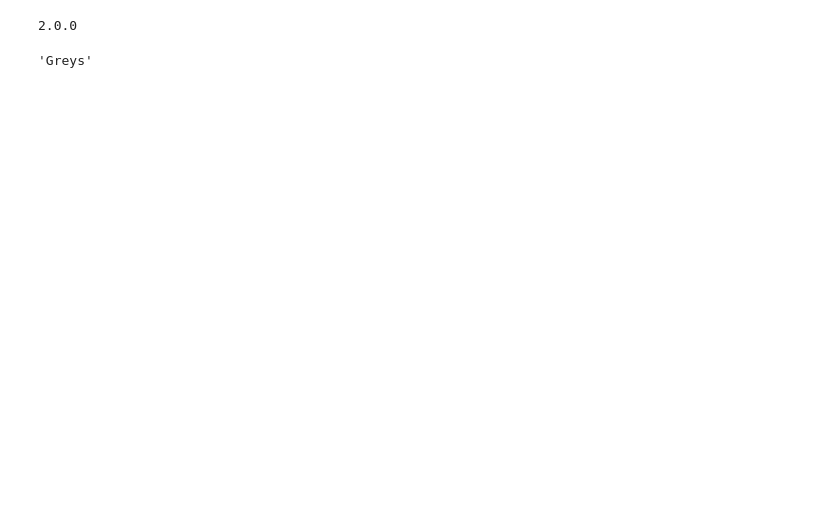
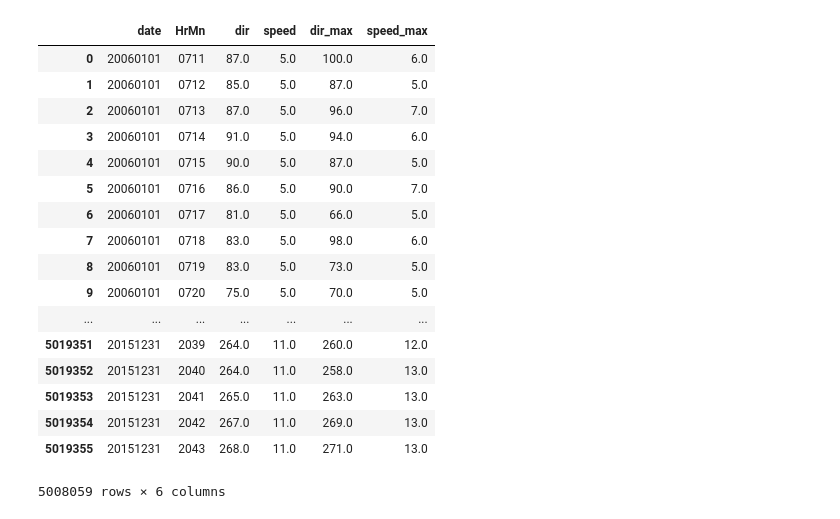
Before and after one commit to cqcn1991/Wind-Speed-Analysis, a Jupyter notebook: playground.ipynb, the cells around one changed output. Drawn from its saved outputs; the diff is of its cells as text; code cells hidden in the pictures; blank space fills up the shorter version.

```diff
--- a/playground.ipynb
+++ b/playground.ipynb
@@ -9,11 +9,33 @@ from helpers.parallel_helper import *
 load_libs()
 # %% [output]
 [interactive output not drawn]
-# %%
-print(mpl.__version__)
-# %% [output]
-2.0.0
-# %%
-mpl.rcParams['image.cmap']
-# %% [output]
-'Greys'
+# %%
+df = pd.read_csv('DSM/DSM.csv',header=0, skipinitialspace=True, dtype={'HrMn': object})
+# %%
+df['speed']=pd.to_numeric(df['speed'], downcast='integer', errors='coerce')
+df['dir']=pd.to_numeric(df['dir'], downcast='integer', errors='coerce')
+df['dir_max']=pd.to_numeric(df['dir_max'], downcast='integer', errors='coerce')
+df['speed_max']=pd.to_numeric(df['speed_max'], downcast='integer', errors='coerce')
+df = df.dropna()
+# %%
+df=df[['date','HrMn','dir','speed','dir_max','speed_max']]
+df
+# %% [output]
+|  | date | HrMn | dir | speed | dir_max | speed_max |
+| 0 | 20060101 | 0711 | 87.0 | 5.0 | 100.0 | 6.0 |
+| 1 | 20060101 | 0712 | 85.0 | 5.0 | 87.0 | 5.0 |
+| 2 | 20060101 | 0713 | 87.0 | 5.0 | 96.0 | 7.0 |
+| 3 | 20060101 | 0714 | 91.0 | 5.0 | 94.0 | 6.0 |
+| 4 | 20060101 | 0715 | 90.0 | 5.0 | 87.0 | 5.0 |
+| 5 | 20060101 | 0716 | 86.0 | 5.0 | 90.0 | 7.0 |
+| 6 | 20060101 | 0717 | 81.0 | 5.0 | 66.0 | 5.0 |
+| 7 | 20060101 | 0718 | 83.0 | 5.0 | 98.0 | 6.0 |
+| 8 | 20060101 | 0719 | 83.0 | 5.0 | 73.0 | 5.0 |
+| 9 | 20060101 | 0720 | 75.0 | 5.0 | 70.0 | 5.0 |
+| ... | ... | ... | ... | ... | ... | ... |
+| 5019351 | 20151231 | 2039 | 264.0 | 11.0 | 260.0 | 12.0 |
+| 5019352 | 20151231 | 2040 | 264.0 | 11.0 | 258.0 | 13.0 |
+| 5019353 | 20151231 | 2041 | 265.0 | 11.0 | 263.0 | 13.0 |
+| 5019354 | 20151231 | 2042 | 267.0 | 11.0 | 269.0 | 13.0 |
+| 5019355 | 20151231 | 2043 | 268.0 | 11.0 | 271.0 | 13.0 |
+5008059 rows × 6 columns
```
Also changed, not shown: parts of 17 cells of this notebook, 12 other files.
